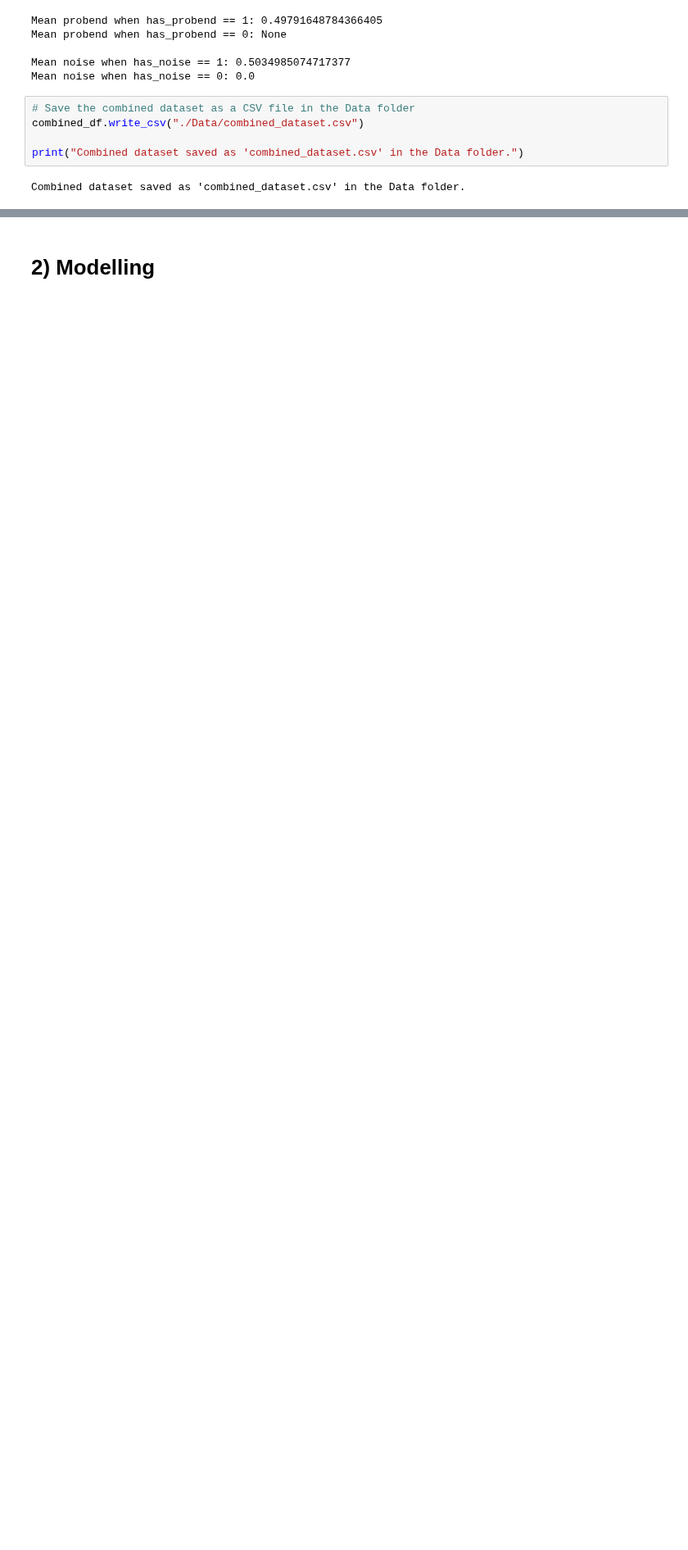
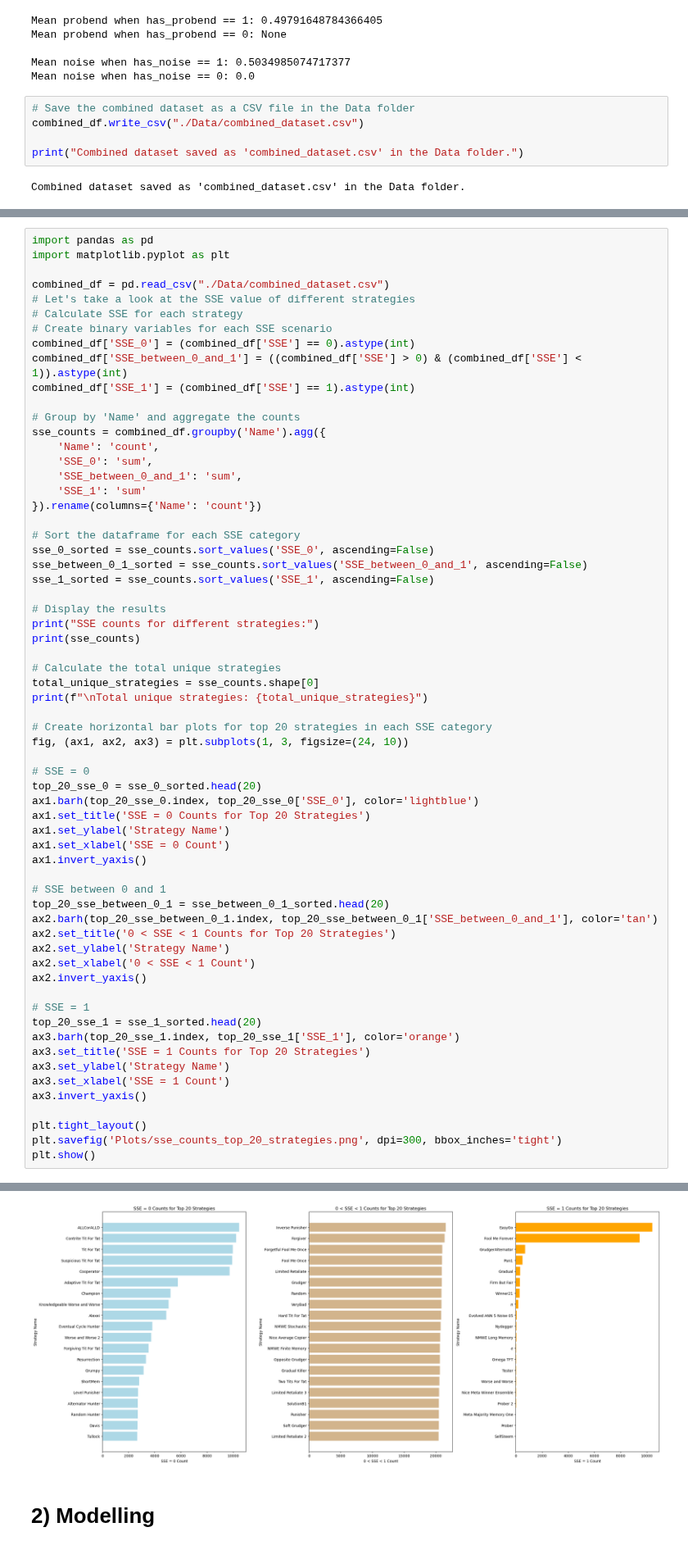
Before and after one commit to aminekhasteh/prisoners_dilemma, a Jupyter notebook: EDA.ipynb, the cells around one changed output, grey strips where cells are left out. Shown at 82% size. Cells and saved outputs as stored; diff of their text form; blank space fills up the shorter version.

```diff
--- a/EDA.ipynb
+++ b/EDA.ipynb
@@ -293,0 +296,64 @@ Combined dataset saved as 'combined_dataset.csv' in the Data folder.
+# %%
+import pandas as pd
+import matplotlib.pyplot as plt
+
+combined_df = pd.read_csv("./Data/combined_dataset.csv")
+# Let's take a look at the SSE value of different strategies
+# Calculate SSE for each strategy
+# Create binary variables for each SSE scenario
+combined_df['SSE_0'] = (combined_df['SSE'] == 0).astype(int)
+combined_df['SSE_between_0_and_1'] = ((combined_df['SSE'] > 0) & (combined_df['SSE'] < 1)).astype(int)
+combined_df['SSE_1'] = (combined_df['SSE'] == 1).astype(int)
+
+# Group by 'Name' and aggregate the counts
+sse_counts = combined_df.groupby('Name').agg({
+    'Name': 'count',
+    'SSE_0': 'sum',
+    'SSE_between_0_and_1': 'sum',
+    'SSE_1': 'sum'
+}).rename(columns={'Name': 'count'})
+
+# Sort the dataframe for each SSE category
+sse_0_sorted = sse_counts.sort_values('SSE_0', ascending=False)
+sse_between_0_1_sorted = sse_counts.sort_values('SSE_between_0_and_1', ascending=False)
+sse_1_sorted = sse_counts.sort_values('SSE_1', ascending=False)
+
+# Display the results
+print("SSE counts for different strategies:")
+print(sse_counts)
+
+# Calculate the total unique strategies
+total_unique_strategies = sse_counts.shape[0]
+print(f"\nTotal unique strategies: {total_unique_strategies}")
+
+# Create horizontal bar plots for top 20 strategies in each SSE category
+fig, (ax1, ax2, ax3) = plt.subplots(1, 3, figsize=(24, 10))
+
+# SSE = 0
+top_20_sse_0 = sse_0_sorted.head(20)
+ax1.barh(top_20_sse_0.index, top_20_sse_0['SSE_0'], color='lightblue')
+ax1.set_title('SSE = 0 Counts for Top 20 Strategies')
+ax1.set_ylabel('Strategy Name')
+ax1.set_xlabel('SSE = 0 Count')
+ax1.invert_yaxis()
+
+# SSE between 0 and 1
+top_20_sse_between_0_1 = sse_between_0_1_sorted.head(20)
+ax2.barh(top_20_sse_between_0_1.index, top_20_sse_between_0_1['SSE_between_0_and_1'], color='tan')
+ax2.set_title('0 < SSE < 1 Counts for Top 20 Strategies')
+ax2.set_ylabel('Strategy Name')
+ax2.set_xlabel('0 < SSE < 1 Count')
+ax2.invert_yaxis()
+
+# SSE = 1
+top_20_sse_1 = sse_1_sorted.head(20)
+ax3.barh(top_20_sse_1.index, top_20_sse_1['SSE_1'], color='orange')
+ax3.set_title('SSE = 1 Counts for Top 20 Strategies')
+ax3.set_ylabel('Strategy Name')
+ax3.set_xlabel('SSE = 1 Count')
+ax3.invert_yaxis()
+
+plt.tight_layout()
+plt.savefig('Plots/sse_counts_top_20_strategies.png', dpi=300, bbox_inches='tight')
+plt.show()
+# %% [output]
@@ -294,3 +378,4 @@ Combined dataset saved as 'combined_dataset.csv' in the Data folder.
+[figure, added]
 # %% [markdown]
 # 2) Modelling
 # %%
```
Also changed, not shown: parts of 3 cells of this notebook, 20 other files.
